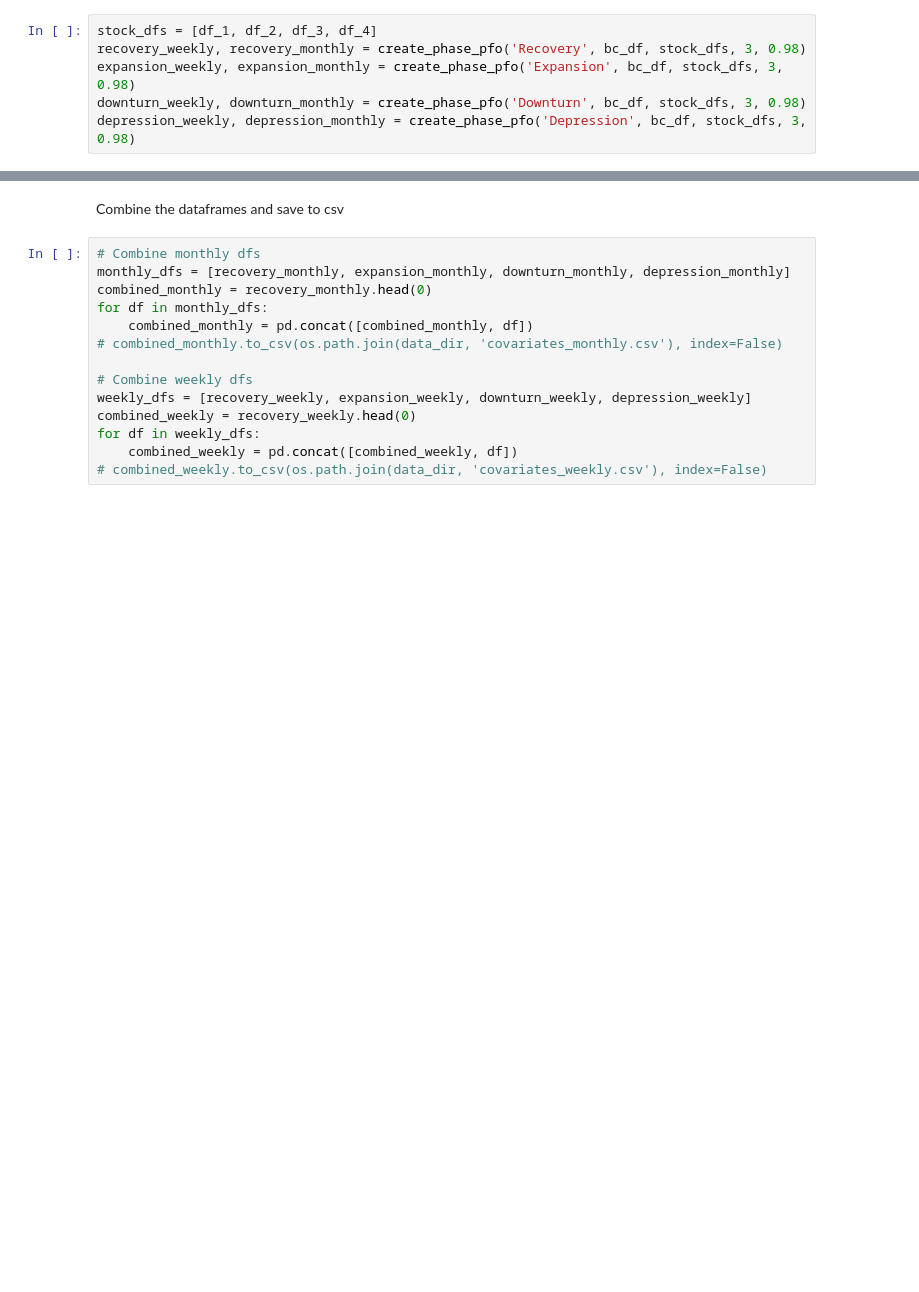
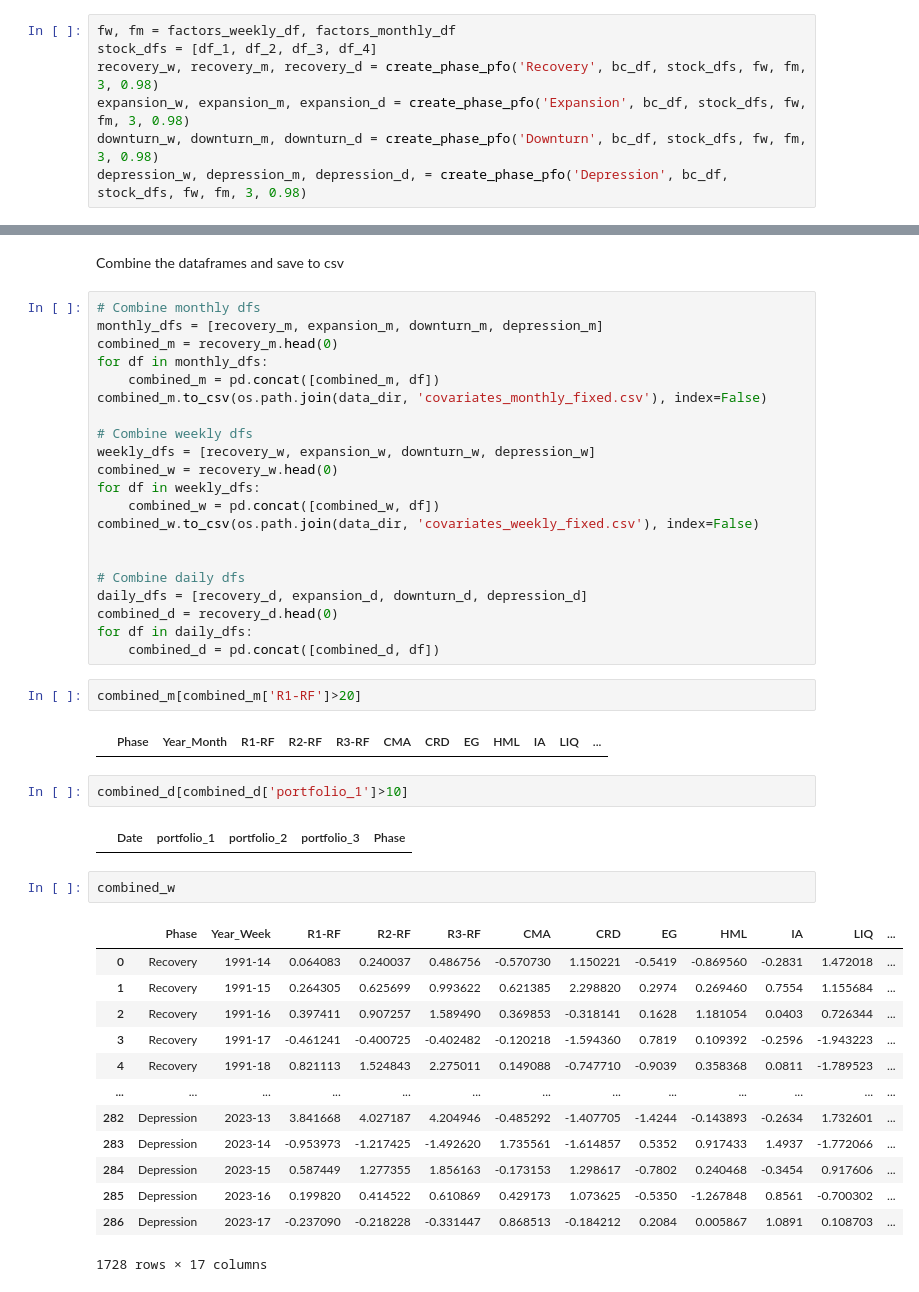
Before and after one commit to patrickwjwang/equity-cycle, a Jupyter notebook: notebooks/optimal_portfolios_creation.ipynb, the cells around one changed output, grey strips where cells are left out. Drawn from its saved outputs; the diff is of its cells as text; blank space fills up the shorter version.

Commit message:
fix data

```diff
--- a/notebooks/optimal_portfolios_creation.ipynb
+++ b/notebooks/optimal_portfolios_creation.ipynb
@@ -316,11 +320,12 @@ def create_phase_pfo(phase, bc_df, stock_dfs, num_pfo, corr_threshold):
 # %% [markdown]
 Create optimal portfolios for each phase
 # %%
+fw, fm = factors_weekly_df, factors_monthly_df
 stock_dfs = [df_1, df_2, df_3, df_4]
-recovery_weekly, recovery_monthly = create_phase_pfo('Recovery', bc_df, stock_dfs, 3, 0.98)
-expansion_weekly, expansion_monthly = create_phase_pfo('Expansion', bc_df, stock_dfs, 3, 0.98)
-downturn_weekly, downturn_monthly = create_phase_pfo('Downturn', bc_df, stock_dfs, 3, 0.98)
-depression_weekly, depression_monthly = create_phase_pfo('Depression', bc_df, stock_dfs, 3, 0.98)
+recovery_w, recovery_m, recovery_d = create_phase_pfo('Recovery', bc_df, stock_dfs, fw, fm, 3, 0.98)
+expansion_w, expansion_m, expansion_d = create_phase_pfo('Expansion', bc_df, stock_dfs, fw, fm, 3, 0.98)
+downturn_w, downturn_m, downturn_d = create_phase_pfo('Downturn', bc_df, stock_dfs, fw, fm, 3, 0.98)
+depression_w, depression_m, depression_d, = create_phase_pfo('Depression', bc_df, stock_dfs, fw, fm, 3, 0.98)
 # %% [output]
 ***Recovery Phase***
 0 stocks removed, 284 stocks remain.
@@ -343,15 +348,46 @@ depression_weekly, depression_monthly = create_phase_pfo('Depression', bc_df, st
 Combine the dataframes and save to csv
 # %%
 # Combine monthly dfs
-monthly_dfs = [recovery_monthly, expansion_monthly, downturn_monthly, depression_monthly]
-combined_monthly = recovery_monthly.head(0)
+monthly_dfs = [recovery_m, expansion_m, downturn_m, depression_m]
+combined_m = recovery_m.head(0)
 for df in monthly_dfs:
-    combined_monthly = pd.concat([combined_monthly, df])
-# combined_monthly.to_csv(os.path.join(data_dir, 'covariates_monthly.csv'), index=False)
+    combined_m = pd.concat([combined_m, df])
+combined_m.to_csv(os.path.join(data_dir, 'covariates_monthly_fixed.csv'), index=False)
 
 # Combine weekly dfs
-weekly_dfs = [recovery_weekly, expansion_weekly, downturn_weekly, depression_weekly]
-combined_weekly = recovery_weekly.head(0)
+weekly_dfs = [recovery_w, expansion_w, downturn_w, depression_w]
+combined_w = recovery_w.head(0)
 for df in weekly_dfs:
-    combined_weekly = pd.concat([combined_weekly, df])
-# combined_weekly.to_csv(os.path.join(data_dir, 'covariates_weekly.csv'), index=False)
+    combined_w = pd.concat([combined_w, df])
+combined_w.to_csv(os.path.join(data_dir, 'covariates_weekly_fixed.csv'), index=False)
+
+
+# Combine daily dfs
+daily_dfs = [recovery_d, expansion_d, downturn_d, depression_d]
+combined_d = recovery_d.head(0)
+for df in daily_dfs:
+    combined_d = pd.concat([combined_d, df])
+# %%
+combined_m[combined_m['R1-RF']>20]
+# %% [output]
+|  | Phase | Year_Month | R1-RF | R2-RF | R3-RF | CMA | CRD | EG | HML | IA | LIQ | ... |
+# %%
+combined_d[combined_d['portfolio_1']>10]
+# %% [output]
+|  | Date | portfolio_1 | portfolio_2 | portfolio_3 | Phase |
+# %%
+combined_w
+# %% [output]
+|  | Phase | Year_Week | R1-RF | R2-RF | R3-RF | CMA | CRD | EG | HML | IA | LIQ | ... |
+| 0 | Recovery | 1991-14 | 0.064083 | 0.240037 | 0.486756 | -0.570730 | 1.150221 | -0.5419 | -0.869560 | -0.2831 | 1.472018 | ... |
+| 1 | Recovery | 1991-15 | 0.264305 | 0.625699 | 0.993622 | 0.621385 | 2.298820 | 0.2974 | 0.269460 | 0.7554 | 1.155684 | ... |
+| 2 | Recovery | 1991-16 | 0.397411 | 0.907257 | 1.589490 | 0.369853 | -0.318141 | 0.1628 | 1.181054 | 0.0403 | 0.726344 | ... |
+| 3 | Recovery | 1991-17 | -0.461241 | -0.400725 | -0.402482 | -0.120218 | -1.594360 | 0.7819 | 0.109392 | -0.2596 | -1.943223 | ... |
+| 4 | Recovery | 1991-18 | 0.821113 | 1.524843 | 2.275011 | 0.149088 | -0.747710 | -0.9039 | 0.358368 | 0.0811 | -1.789523 | ... |
+| ... | ... | ... | ... | ... | ... | ... | ... | ... | ... | ... | ... | ... |
+| 282 | Depression | 2023-13 | 3.841668 | 4.027187 | 4.204946 | -0.485292 | -1.407705 | -1.4244 | -0.143893 | -0.2634 | 1.732601 | ... |
+| 283 | Depression | 2023-14 | -0.953973 | -1.217425 | -1.492620 | 1.735561 | -1.614857 | 0.5352 | 0.917433 | 1.4937 | -1.772066 | ... |
+| 284 | Depression | 2023-15 | 0.587449 | 1.277355 | 1.856163 | -0.173153 | 1.298617 | -0.7802 | 0.240468 | -0.3454 | 0.917606 | ... |
+| 285 | Depression | 2023-16 | 0.199820 | 0.414522 | 0.610869 | 0.429173 | 1.073625 | -0.5350 | -1.267848 | 0.8561 | -0.700302 | ... |
+| 286 | Depression | 2023-17 | -0.237090 | -0.218228 | -0.331447 | 0.868513 | -0.184212 | 0.2084 | 0.005867 | 1.0891 | 0.108703 | ... |
+1728 rows × 17 columns
```
Also changed, not shown: parts of 1 cell of this notebook, 3 other files.
